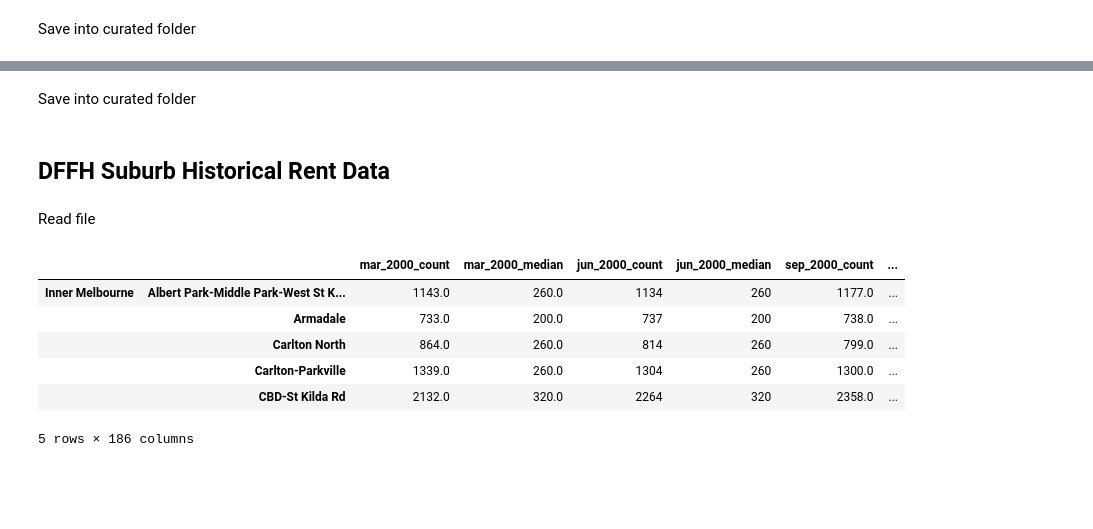
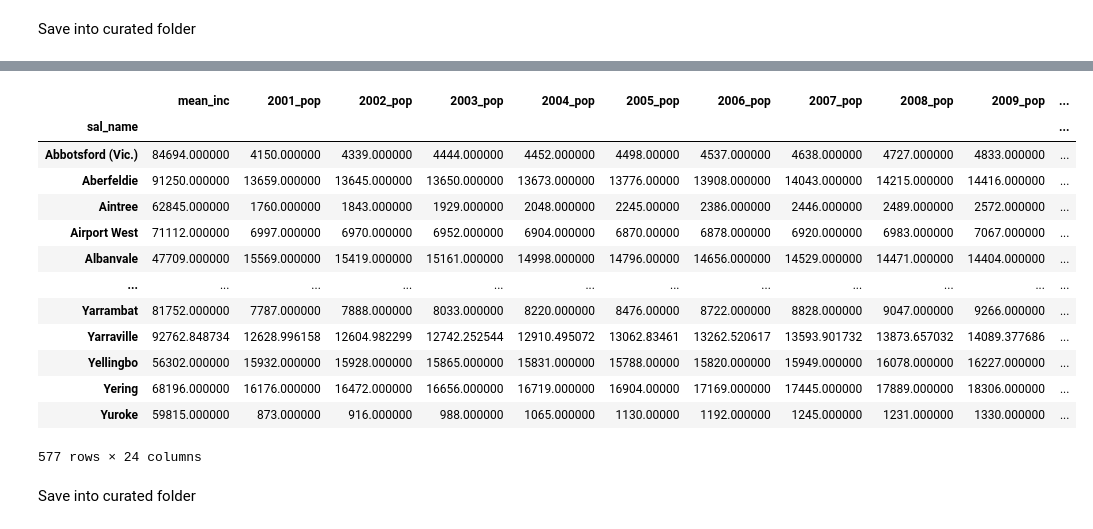
Before and after one commit to MAST30034-AppliedDataScience/project-2-group-real-estate-industry-project-21, a Jupyter notebook: notebooks/curate_external.ipynb, the cells around one changed output, grey strips where cells are left out. Saved outputs shown, nothing was run; the diff lists cells and outputs as text; code cells hidden in the pictures; blank space fills up the shorter version.

```diff
--- a/notebooks/curate_external.ipynb
+++ b/notebooks/curate_external.ipynb
@@ -326,0 +709,4 @@ school_df.head()
+# %%
+sub_sa2_sf["percent"] = sub_sa2_sf["ov_area"] / (sub_sa2_sf["areasqkm_1"] * 1000000)
+
+sub_sa2_sf.head()
@@ -326,0 +723,12 @@ school_df.head()
+# %%
+weighted_cols = ['mean_inc', '2001_pop', '2002_pop', '2003_pop',
+       '2004_pop', '2005_pop', '2006_pop', '2007_pop', '2008_pop', '2009_pop',
+       '2010_pop', '2011_pop', '2012_pop', '2013_pop', '2014_pop', '2015_pop',
+       '2016_pop', '2017_pop', '2018_pop', '2019_pop', '2020_pop', '2021_pop',
+       '2022_pop', '2023_pop']
+# %%
+for col in weighted_cols:
+    # overwrite column with weighted amount
+    sub_sa2_sf[col] = sub_sa2_sf.apply(lambda x: (x["percent"] * x[col])
+                                       if (x["count"] > 1) & (x["percent"] < 1)
+                                       else x[col], axis = 1)
@@ -326,0 +753,2 @@ school_df.head()
+# %%
+sub_sa2_sf = sub_sa2_sf.drop(columns = ["sal_code", "areasqkm_1", "areasqkm_2", "sa2_code", "sa2_name", "geometry", "ov_area", "count"]).groupby("sal_name").sum()
@@ -327,3 +773,23 @@ school_df.head()
+# %%
+# drop percent
+sub_sa2_sf = sub_sa2_sf.drop(columns = ["percent"])
+
+sub_sa2_sf
+# %% [output]
+|  | mean_inc | 2001_pop | 2002_pop | 2003_pop | 2004_pop | 2005_pop | 2006_pop | 2007_pop | 2008_pop | 2009_pop | ... |
+| sal_name |  |  |  |  |  |  |  |  |  |  | ... |
+| Abbotsford (Vic.) | 84694.000000 | 4150.000000 | 4339.000000 | 4444.000000 | 4452.000000 | 4498.00000 | 4537.000000 | 4638.000000 | 4727.000000 | 4833.000000 | ... |
+| Aberfeldie | 91250.000000 | 13659.000000 | 13645.000000 | 13650.000000 | 13673.000000 | 13776.00000 | 13908.000000 | 14043.000000 | 14215.000000 | 14416.000000 | ... |
+| Aintree | 62845.000000 | 1760.000000 | 1843.000000 | 1929.000000 | 2048.000000 | 2245.00000 | 2386.000000 | 2446.000000 | 2489.000000 | 2572.000000 | ... |
+| Airport West | 71112.000000 | 6997.000000 | 6970.000000 | 6952.000000 | 6904.000000 | 6870.00000 | 6878.000000 | 6920.000000 | 6983.000000 | 7067.000000 | ... |
+| Albanvale | 47709.000000 | 15569.000000 | 15419.000000 | 15161.000000 | 14998.000000 | 14796.00000 | 14656.000000 | 14529.000000 | 14471.000000 | 14404.000000 | ... |
+| ... | ... | ... | ... | ... | ... | ... | ... | ... | ... | ... | ... |
+| Yarrambat | 81752.000000 | 7787.000000 | 7888.000000 | 8033.000000 | 8220.000000 | 8476.00000 | 8722.000000 | 8828.000000 | 9047.000000 | 9266.000000 | ... |
+| Yarraville | 92762.848734 | 12628.996158 | 12604.982299 | 12742.252544 | 12910.495072 | 13062.83461 | 13262.520617 | 13593.901732 | 13873.657032 | 14089.377686 | ... |
+| Yellingbo | 56302.000000 | 15932.000000 | 15928.000000 | 15865.000000 | 15831.000000 | 15788.00000 | 15820.000000 | 15949.000000 | 16078.000000 | 16227.000000 | ... |
+| Yering | 68196.000000 | 16176.000000 | 16472.000000 | 16656.000000 | 16719.000000 | 16904.00000 | 17169.000000 | 17445.000000 | 17889.000000 | 18306.000000 | ... |
+| Yuroke | 59815.000000 | 873.000000 | 916.000000 | 988.000000 | 1065.000000 | 1130.00000 | 1192.000000 | 1245.000000 | 1231.000000 | 1330.000000 | ... |
+577 rows × 24 columns
 # %% [markdown]
 Save into curated folder
 # %%
@@ -331,16 +796,0 @@ school_df.to_csv("../data/curated/school_data.csv", index = False)
-# %% [markdown]
-## DFFH Suburb Historical Rent Data
-# %% [markdown]
-Read file
-# %%
-rent_df = pd.read_csv("../data/raw/suburb_data/suburb_rent_hist.csv", index_col = [0, 1])
-
-rent_df.head()
-# %% [output]
-|  |  | mar_2000_count | mar_2000_median | jun_2000_count | jun_2000_median | sep_2000_count | ... |
-| Inner Melbourne | Albert Park-Middle Park-West St K... | 1143.0 | 260.0 | 1134 | 260 | 1177.0 | ... |
-|  | Armadale | 733.0 | 200.0 | 737 | 200 | 738.0 | ... |
-|  | Carlton North | 864.0 | 260.0 | 814 | 260 | 799.0 | ... |
-|  | Carlton-Parkville | 1339.0 | 260.0 | 1304 | 260 | 1300.0 | ... |
-|  | CBD-St Kilda Rd | 2132.0 | 320.0 | 2264 | 320 | 2358.0 | ... |
-5 rows × 186 columns
```
Also changed, not shown: parts of 100 cells of this notebook.
